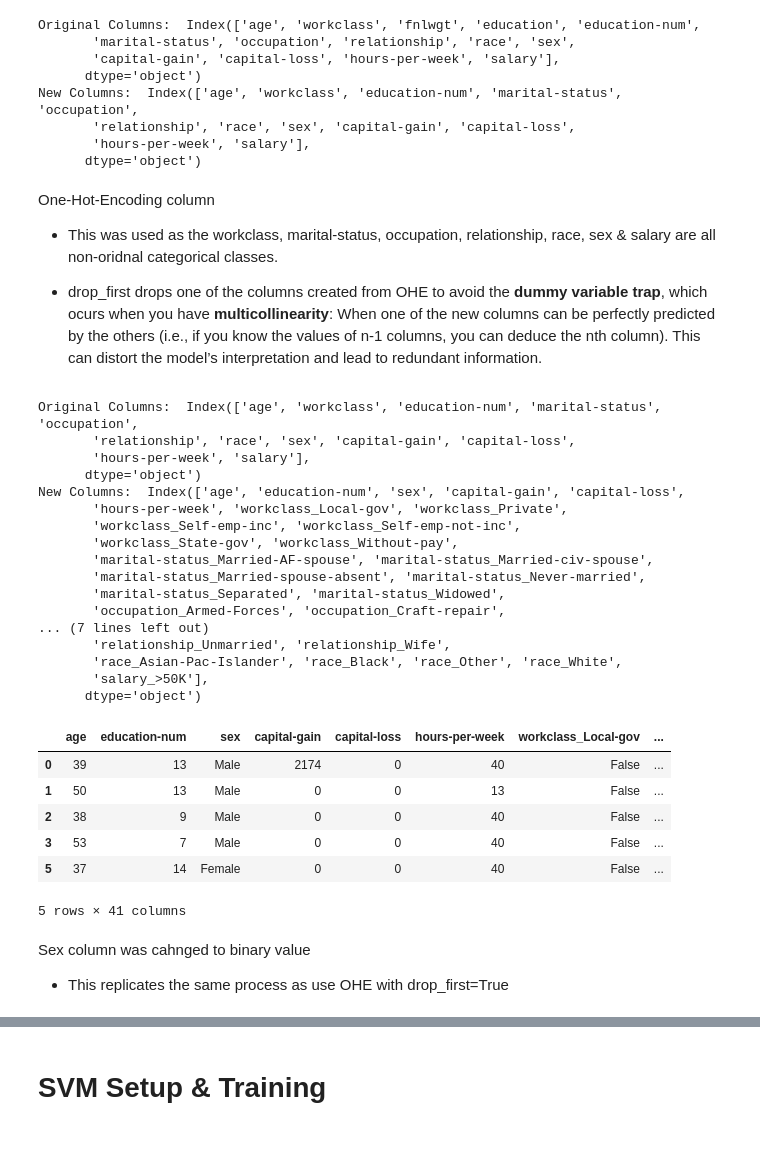
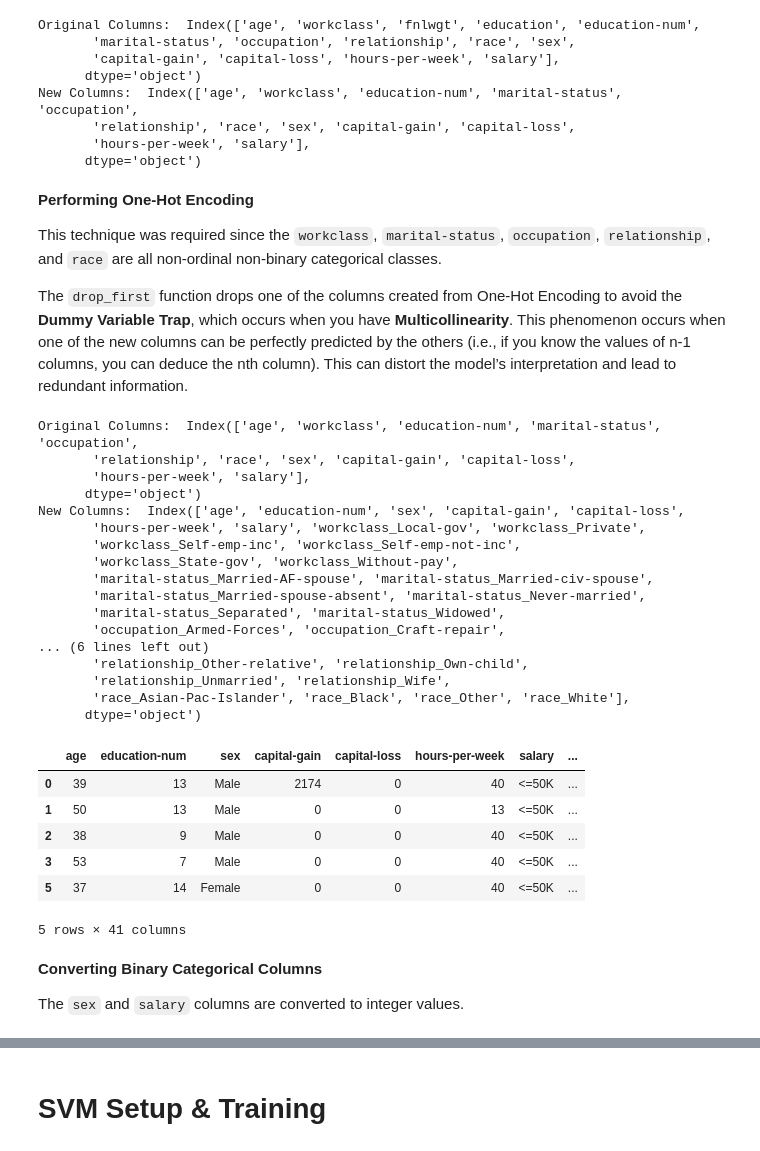
Before and after one commit to Jer0me123/ICS5110-Applied-Machine-Learning, a Jupyter notebook: SVM.ipynb, the cells around one changed output, grey strips where cells are left out. Saved outputs shown, nothing was run; the diff lists cells and outputs as text; code cells hidden in the pictures.

```diff
--- a/SVM.ipynb
+++ b/SVM.ipynb
@@ -95,46 +124,44 @@ New Columns:  Index(['age', 'workclass', 'education-num', 'marital-status', 'occ
        'hours-per-week', 'salary'],
       dtype='object')
 # %% [markdown]
-One-Hot-Encoding column
+**Performing One-Hot Encoding**
 
-* This was used as the workclass, marital-status, occupation, relationship, race, sex & salary are all non-oridnal categorical classes.
+This technique was required since the ``workclass``, ``marital-status``, ``occupation``, ``relationship``, and ``race`` are all non-ordinal non-binary categorical classes.
 
-* drop_first drops one of the columns created from OHE to avoid the **dummy variable trap**, which ocurs when you have **multicollinearity**: When one of the new columns can be perfectly predicted by the others (i.e., if you know the values of n-1 columns, you can deduce the nth column). This can distort the model’s interpretation and lead to redundant information.
+The ``drop_first`` function drops one of the columns created from One-Hot Encoding to avoid the **Dummy Variable Trap**, which occurs when you have **Multicollinearity**. This phenomenon occurs when one of the new columns can be perfectly predicted by the others (i.e., if you know the values of n-1 columns, you can deduce the nth column). This can distort the model’s interpretation and lead to redundant information.
 # %%
-# Applying one-hot encoding to multiple categorical columns with drop_first to avoid the dummy variable trap
-oHEDF = pd.get_dummies(noExtraColumnsDF, columns=['workclass', 'marital-status', 'occupation', 'relationship', 'race', 'salary'], drop_first=True)
-
+#Applying one-hot encoding to multiple categorical columns with drop_first to avoid the dummy variable trap
+oHEDF = pd.get_dummies(noExtraColumnsDF, columns=['workclass', 'marital-status', 'occupation', 'relationship', 'race'], drop_first=True)
 print("Original Columns: ", noExtraColumnsDF.columns)
-
 print("New Columns: ", oHEDF.columns)
 oHEDF.head(5)
 # %% [output]
 Original Columns:  Index(['age', 'workclass', 'education-num', 'marital-status', 'occupation',
        'relationship', 'race', 'sex', 'capital-gain', 'capital-loss',
        'hours-per-week', 'salary'],
       dtype='object')
 New Columns:  Index(['age', 'education-num', 'sex', 'capital-gain', 'capital-loss',
-       'hours-per-week', 'workclass_Local-gov', 'workclass_Private',
+       'hours-per-week', 'salary', 'workclass_Local-gov', 'workclass_Private',
        'workclass_Self-emp-inc', 'workclass_Self-emp-not-inc',
        'workclass_State-gov', 'workclass_Without-pay',
        'marital-status_Married-AF-spouse', 'marital-status_Married-civ-spouse',
        'marital-status_Married-spouse-absent', 'marital-status_Never-married',
        'marital-status_Separated', 'marital-status_Widowed',
        'occupation_Armed-Forces', 'occupation_Craft-repair',
-... (7 lines left out)
+... (6 lines left out)
+       'relationship_Other-relative', 'relationship_Own-child',
        'relationship_Unmarried', 'relationship_Wife',
-       'race_Asian-Pac-Islander', 'race_Black', 'race_Other', 'race_White',
-       'salary_>50K'],
+       'race_Asian-Pac-Islander', 'race_Black', 'race_Other', 'race_White'],
       dtype='object')
-|  | age | education-num | sex | capital-gain | capital-loss | hours-per-week | workclass_Local-gov | ... |
-| 0 | 39 | 13 | Male | 2174 | 0 | 40 | False | ... |
-| 1 | 50 | 13 | Male | 0 | 0 | 13 | False | ... |
-| 2 | 38 | 9 | Male | 0 | 0 | 40 | False | ... |
-| 3 | 53 | 7 | Male | 0 | 0 | 40 | False | ... |
-| 5 | 37 | 14 | Female | 0 | 0 | 40 | False | ... |
+|  | age | education-num | sex | capital-gain | capital-loss | hours-per-week | salary | ... |
+| 0 | 39 | 13 | Male | 2174 | 0 | 40 | <=50K | ... |
+| 1 | 50 | 13 | Male | 0 | 0 | 13 | <=50K | ... |
+| 2 | 38 | 9 | Male | 0 | 0 | 40 | <=50K | ... |
+| 3 | 53 | 7 | Male | 0 | 0 | 40 | <=50K | ... |
+| 5 | 37 | 14 | Female | 0 | 0 | 40 | <=50K | ... |
 5 rows × 41 columns
-# %% [markdown]
-Sex column was cahnged to binary value
-
-* This replicates the same process as use OHE with drop_first=True
+# %% [markdown]
+**Converting Binary Categorical Columns**
+
+The ``sex`` and ``salary`` columns are converted to integer values.
 # %%
```
Also changed, not shown: parts of 82 cells of this notebook, 1 other file.
